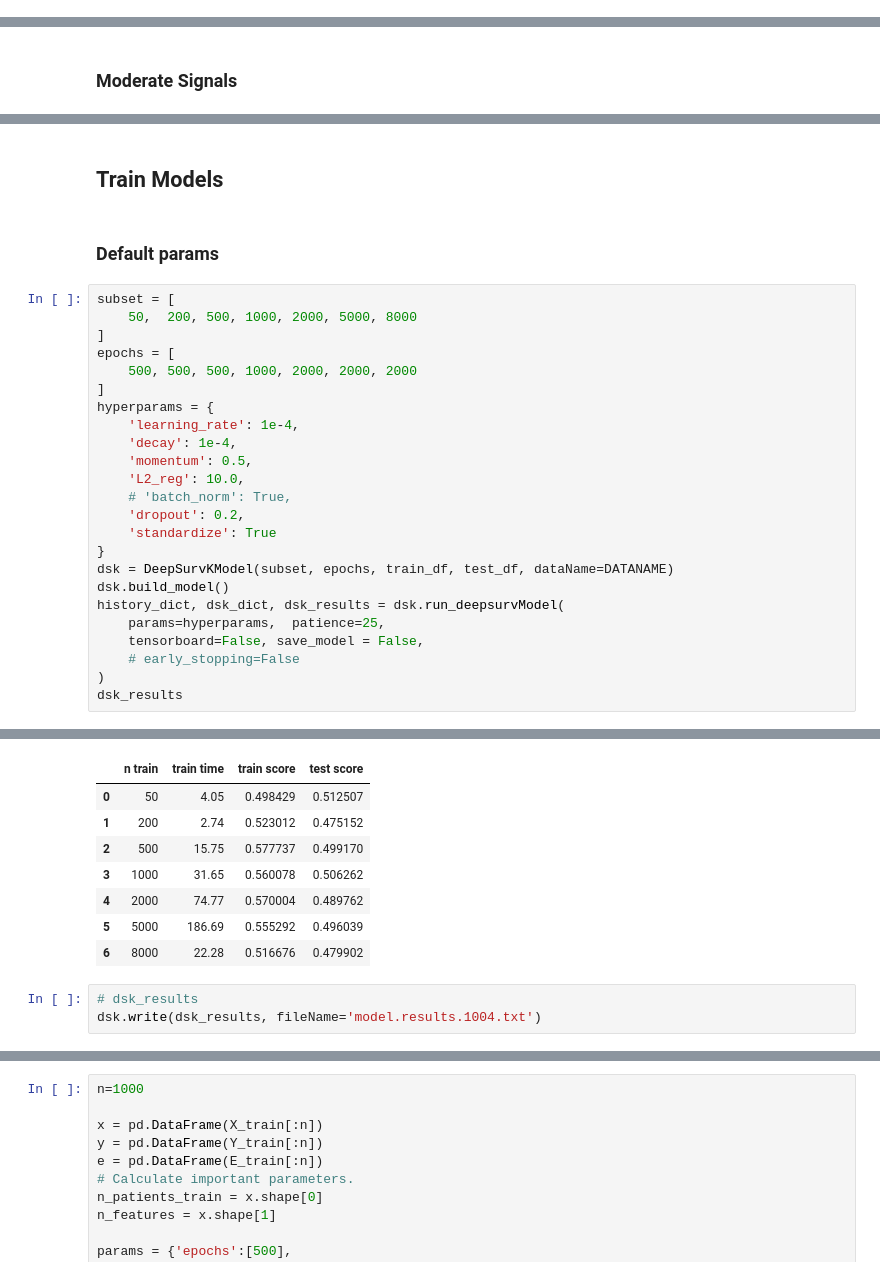
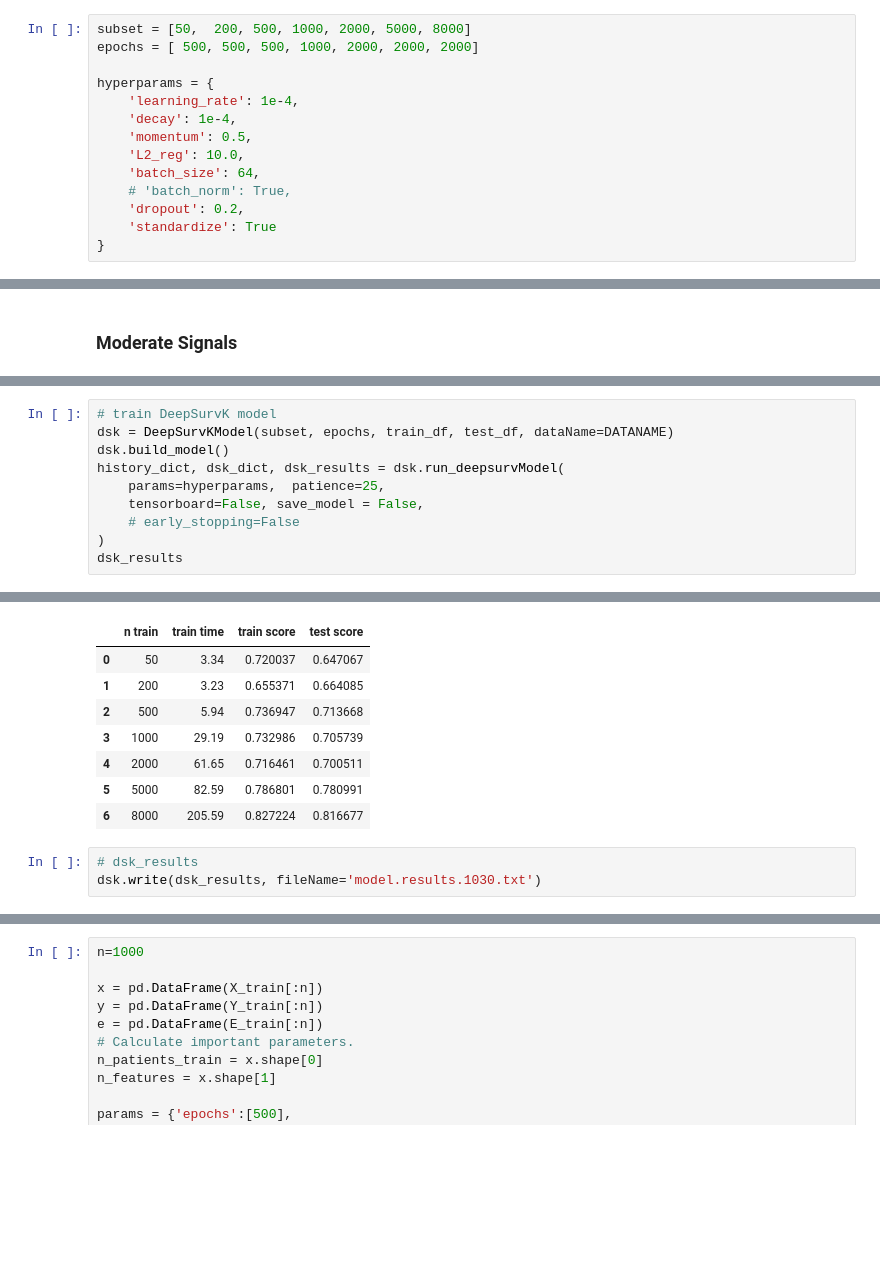
Before and after one commit to Yukodeng/dl-survival-miRNA, a Jupyter notebook: examples/deepsurvk.ipynb, the cells around one changed output, grey strips where cells are left out. Saved outputs shown, nothing was run; the diff lists cells and outputs as text; blank space fills up the shorter version.

```diff
--- a/examples/deepsurvk.ipynb
+++ b/examples/deepsurvk.ipynb
@@ -28,3 +29,17 @@ Num GPUs Available:  0
+# %%
+subset = [50,  200, 500, 1000, 2000, 5000, 8000]
+epochs = [ 500, 500, 500, 1000, 2000, 2000, 2000]
+
+hyperparams = {
+    'learning_rate': 1e-4,
+    'decay': 1e-4,
+    'momentum': 0.5,
+    'L2_reg': 10.0,
+    'batch_size': 64,
+    # 'batch_norm': True,
+    'dropout': 0.2,
+    'standardize': True
+}
 # %% [markdown]
 ## Linear
 # %% [markdown]
@@ -52,23 +74,5 @@ Event rate in test set: 0.758000
-# %% [markdown]
-## Train Models
-# %% [markdown]
-### Default params
 # %%
-subset = [
-    50,  200, 500, 1000, 2000, 5000, 8000
-]
-epochs = [
-    500, 500, 500, 1000, 2000, 2000, 2000
-]
-hyperparams = {
-    'learning_rate': 1e-4,
-    'decay': 1e-4,
-    'momentum': 0.5,
-    'L2_reg': 10.0,
-    # 'batch_norm': True,
-    'dropout': 0.2,
-    'standardize': True
-}
+# train DeepSurvK model
 dsk = DeepSurvKModel(subset, epochs, train_df, test_df, dataName=DATANAME)
 dsk.build_model()
 history_dict, dsk_dict, dsk_results = dsk.run_deepsurvModel(
@@ -103,14 +107,14 @@ Epoch 73/2000
 |  | n train | train time | train score | test score |
-| 0 | 50 | 4.05 | 0.498429 | 0.512507 |
-| 1 | 200 | 2.74 | 0.523012 | 0.475152 |
-| 2 | 500 | 15.75 | 0.577737 | 0.499170 |
-| 3 | 1000 | 31.65 | 0.560078 | 0.506262 |
-| 4 | 2000 | 74.77 | 0.570004 | 0.489762 |
-| 5 | 5000 | 186.69 | 0.555292 | 0.496039 |
-| 6 | 8000 | 22.28 | 0.516676 | 0.479902 |
+| 0 | 50 | 3.34 | 0.720037 | 0.647067 |
+| 1 | 200 | 3.23 | 0.655371 | 0.664085 |
+| 2 | 500 | 5.94 | 0.736947 | 0.713668 |
+| 3 | 1000 | 29.19 | 0.732986 | 0.705739 |
+| 4 | 2000 | 61.65 | 0.716461 | 0.700511 |
+| 5 | 5000 | 82.59 | 0.786801 | 0.780991 |
+| 6 | 8000 | 205.59 | 0.827224 | 0.816677 |
 # %%
 # dsk_results
-dsk.write(dsk_results, fileName='model.results.1004.txt')
+dsk.write(dsk_results, fileName='model.results.1030.txt')
 # %%
 for n in subset:
     deepsurvk.plot_loss(history_dict[str(n)])
```
Also changed, not shown: parts of 25 cells of this notebook, 27 other files.
